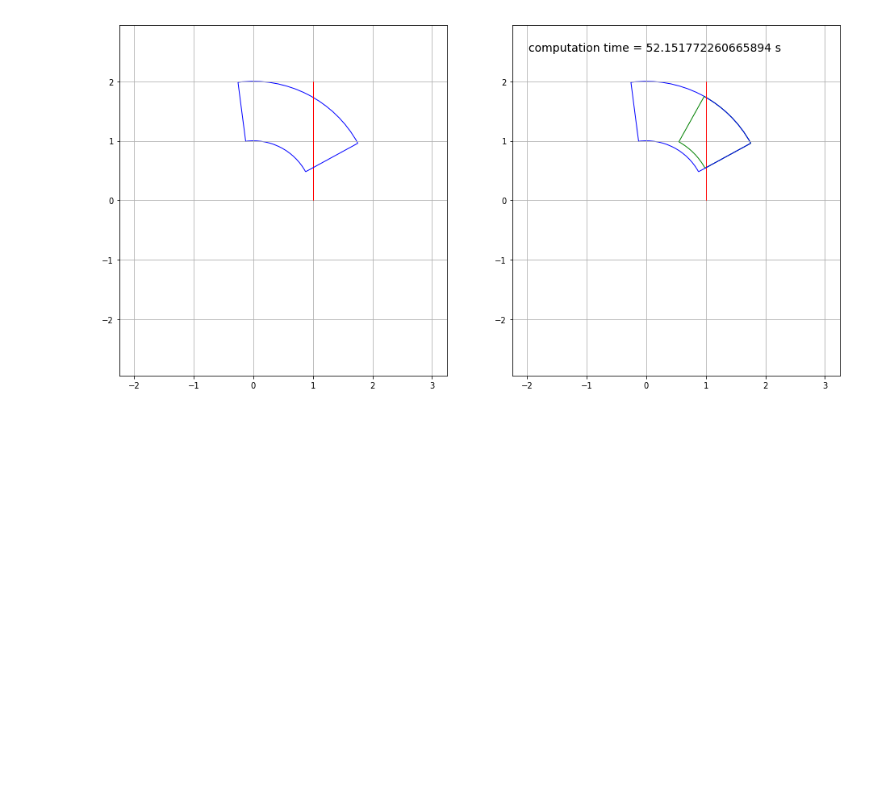
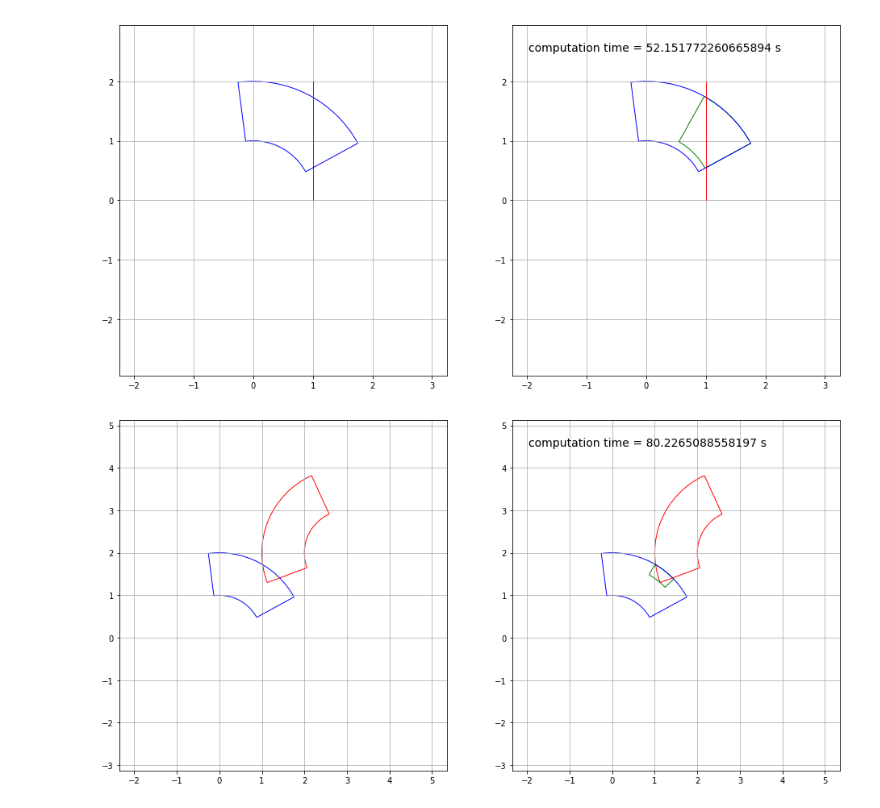
Before and after one commit to KshitijBhat/interval-analysis-method, a Jupyter notebook: interval_test_algo.ipynb, the cells around one changed output. Drawn from its saved outputs; the diff is of its cells as text; code cells hidden in the pictures; blank space fills up the shorter version.

```diff
--- a/interval_test_algo.ipynb
+++ b/interval_test_algo.ipynb
@@ -435,12 +435,19 @@ class Interval:
         self.gamma = [self.gamma1,self.gamma2]
 
     def draw(self,ax,color):
-        l11, l12 = tuple(self.l1.points[0]),tuple(self.l1.points[1])
-        l21, l22 = tuple(self.l2.points[0]),tuple(self.l2.points[1])
-        lc = mc.LineCollection([[l11,l12],[l21,l22]], colors = color, linewidths=1)
-        self.gamma1.draw(ax,color)
-        self.gamma2.draw(ax,color)
-        ax.add_collection(lc)
+        try:
+            l11, l12 = tuple(self.l1.points[0]),tuple(self.l1.points[1])
+            l21, l22 = tuple(self.l2.points[0]),tuple(self.l2.points[1])
+            lc = mc.LineCollection([[l11,l12],[l21,l22]], colors = color, linewidths=1)
+            self.gamma1.draw(ax,color)
+            self.gamma2.draw(ax,color)
+            ax.add_collection(lc)
+
+        except AttributeError:
+            self.gamma1.draw(ax,color)
+            self.gamma2.draw(ax,color)
+
+
 
     def bisect(self,i):
         if i == 0:
@@ -499,3 +506,27 @@ class Interval:
                 n = 0
             J = Interval(*Jr,*Jtheta)
         return J
+# %%
+I2 = Interval(1,2,2,3.5,origin=(3,2))
+I1 = Interval(1,2,0.5,1.7,origin=(0,0))
+t0 = time.time()
+J = I1.interval_analysis(I2,5,5)
+t1 = time.time()
+fig= plt.figure(figsize = (16,8))
+ax = fig.add_subplot(1,2,1)
+I2.draw(ax,'red')
+I1.draw(ax,'blue')
+plt.axis('equal')
+plt.grid()
+ax1 = fig.add_subplot(1,2,2)
+J.draw(ax1,'green')
+I2.draw(ax1,'red')
+I1.draw(ax1,'blue')
+plt.axis('equal')
+ax1.text(0.05, 0.95, f'computation time = {t1-t0} s', transform=ax1.transAxes, fontsize=14,
+    verticalalignment='top')
+plt.grid()
+plt.savefig('testa.png')
+plt.show()
+# %% [output]
+[figure, added]
```
Also changed, not shown: parts of 1 cell of this notebook, 2 other files.
